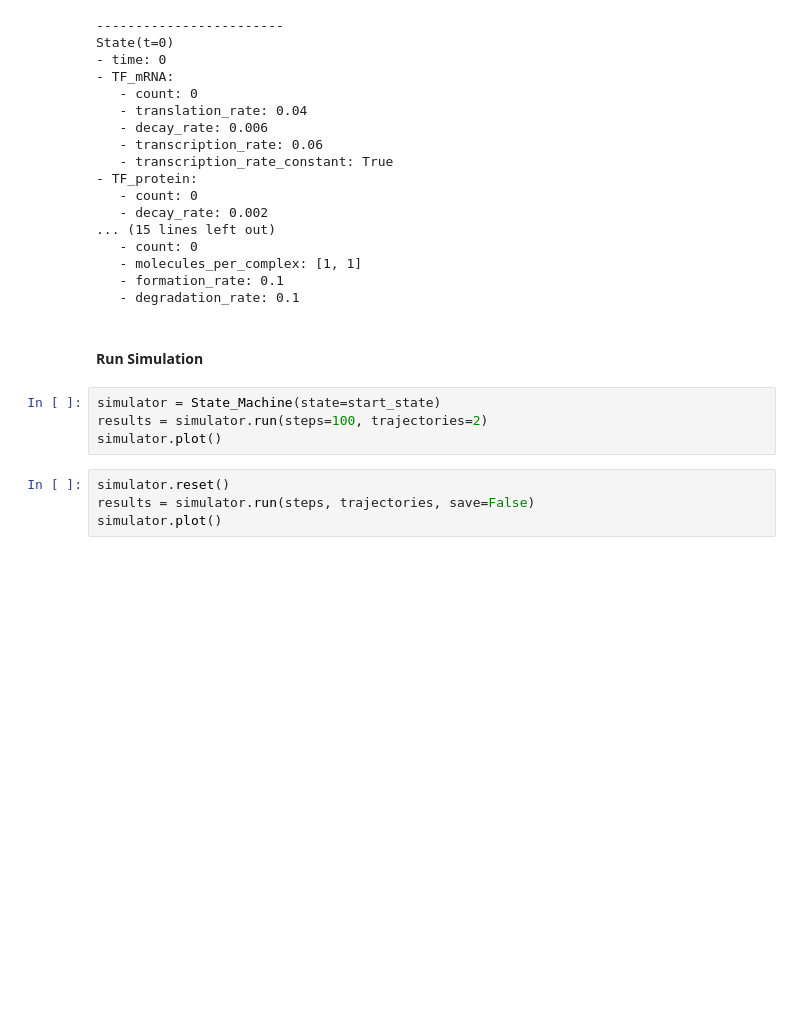
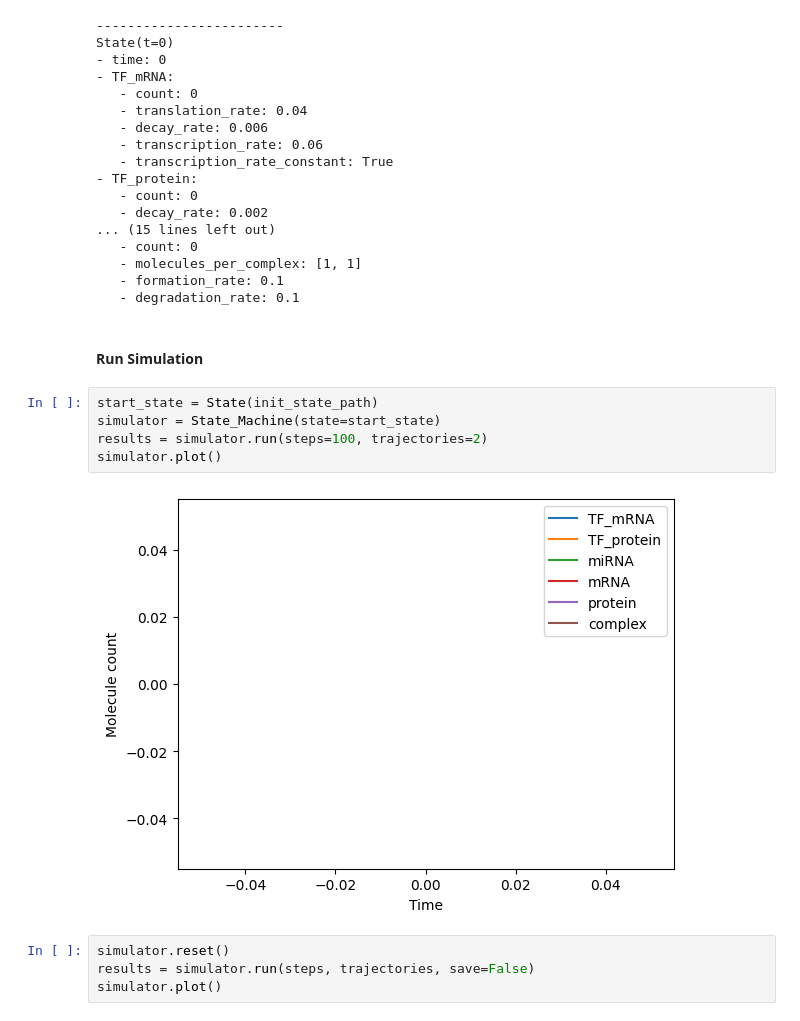
Before and after one commit to Ch3fUlrich/43513-01---Programming-for-Life-Sciences---4KP, a Jupyter notebook: Project/Gillespie_Simulation.ipynb, the cells around one changed output. Saved outputs shown, nothing was run; the diff lists cells and outputs as text; blank space fills up the shorter version.

```diff
--- a/Project/Gillespie_Simulation.ipynb
+++ b/Project/Gillespie_Simulation.ipynb
@@ -133,9 +133,12 @@ State(t=0)
 # %% [markdown]
 #### Run Simulation
 # %%
+start_state = State(init_state_path)
 simulator = State_Machine(state=start_state)
 results = simulator.run(steps=100, trajectories=2)
 simulator.plot()
+# %% [output]
+[figure, added]
 # %%
 simulator.reset()
 results = simulator.run(steps, trajectories, save=False)
```
Also changed, not shown: 1 other file.
